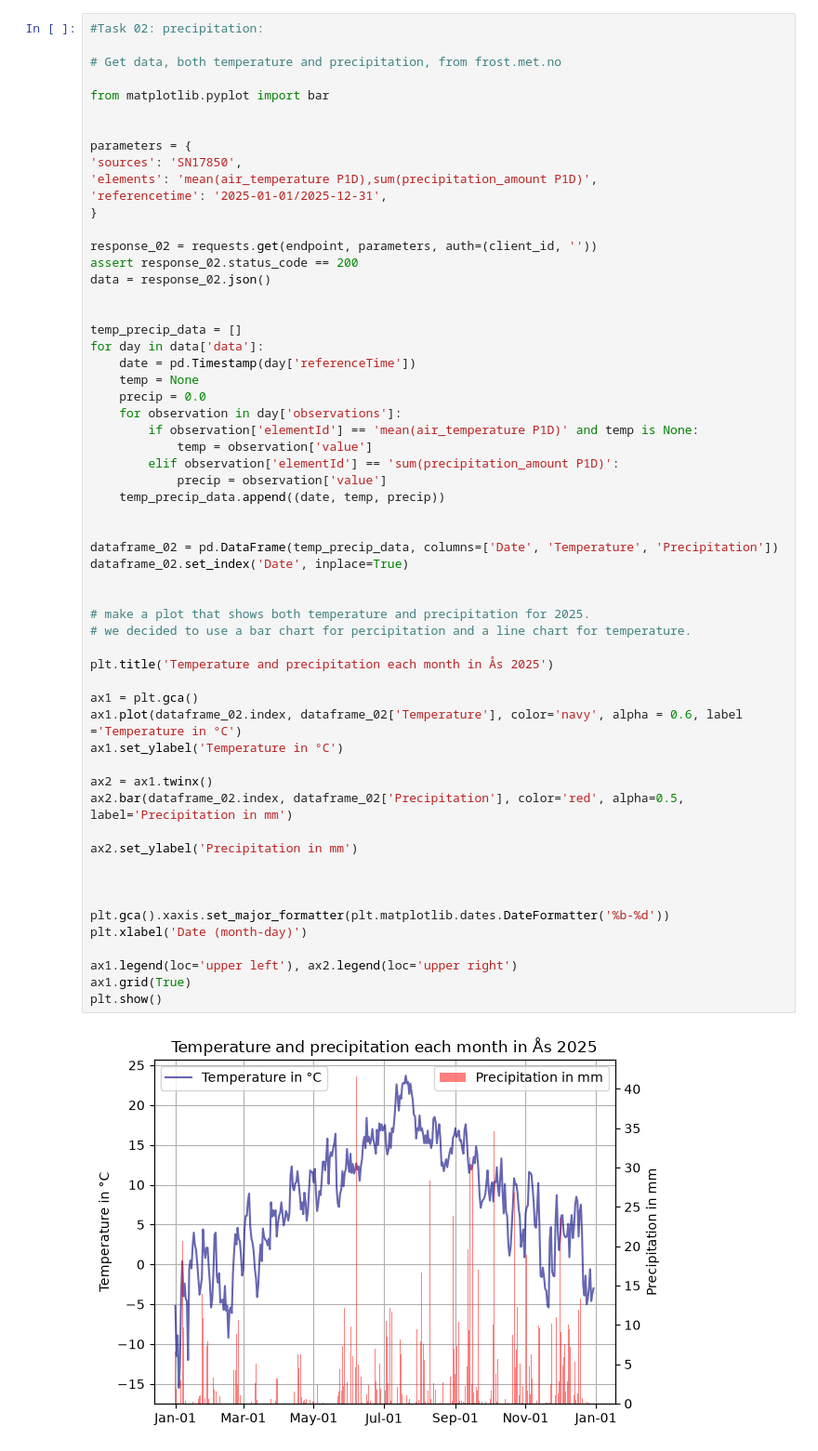
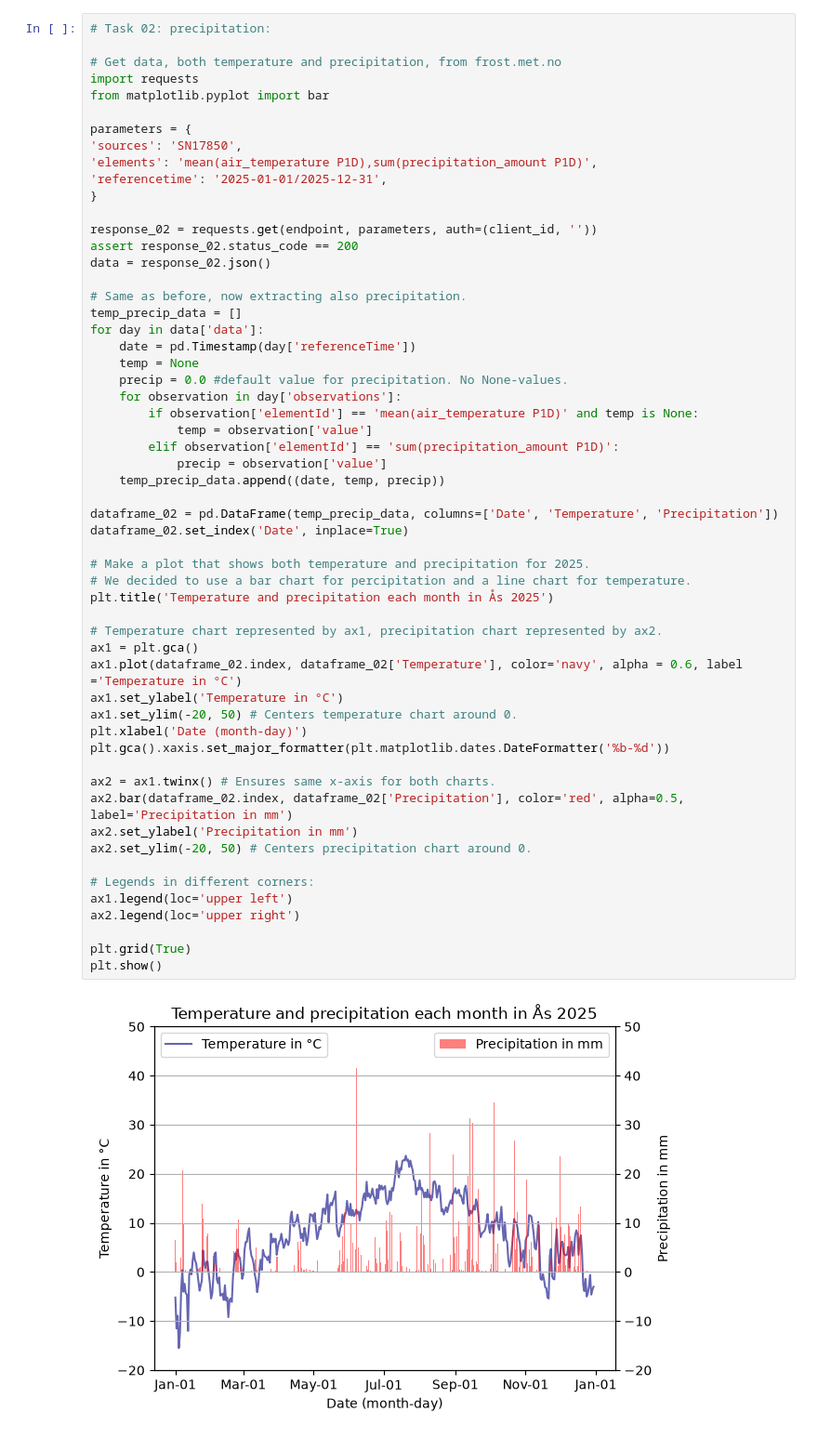
Before and after one commit to cynthia2701/Deliverable_1, a Jupyter notebook: main.ipynb, the cells around one changed output. Shown at 93% size. Cells and saved outputs as stored; diff of their text form.

```diff
--- a/main.ipynb
+++ b/main.ipynb
@@ -67,12 +76,11 @@ Minimum temperature: -15.50 °C
 Maximum temperature:  23.70 °C
 ------------------------------
 # %%
-#Task 02: precipitation:
+# Task 02: precipitation:
 
 # Get data, both temperature and precipitation, from frost.met.no
-
+import requests
 from matplotlib.pyplot import bar
-
 
 parameters = {
 'sources': 'SN17850',
@@ -82,47 +90,46 @@ parameters = {
 
 response_02 = requests.get(endpoint, parameters, auth=(client_id, ''))
 assert response_02.status_code == 200
 data = response_02.json()
 
-
+# Same as before, now extracting also precipitation.
 temp_precip_data = []
 for day in data['data']:
     date = pd.Timestamp(day['referenceTime'])
     temp = None
-    precip = 0.0
+    precip = 0.0 #default value for precipitation. No None-values.
     for observation in day['observations']:
         if observation['elementId'] == 'mean(air_temperature P1D)' and temp is None:
             temp = observation['value']
         elif observation['elementId'] == 'sum(precipitation_amount P1D)':
             precip = observation['value']
     temp_precip_data.append((date, temp, precip))
 
-
 dataframe_02 = pd.DataFrame(temp_precip_data, columns=['Date', 'Temperature', 'Precipitation'])
 dataframe_02.set_index('Date', inplace=True)
 
-
-# make a plot that shows both temperature and precipitation for 2025.
-# we decided to use a bar chart for percipitation and a line chart for temperature.
-
+# Make a plot that shows both temperature and precipitation for 2025.
+# We decided to use a bar chart for percipitation and a line chart for temperature.
 plt.title('Temperature and precipitation each month in Ås 2025')
 
+# Temperature chart represented by ax1, precipitation chart represented by ax2.
 ax1 = plt.gca()
 ax1.plot(dataframe_02.index, dataframe_02['Temperature'], color='navy', alpha = 0.6, label ='Temperature in °C')
 ax1.set_ylabel('Temperature in °C')
+ax1.set_ylim(-20, 50) # Centers temperature chart around 0.
+plt.xlabel('Date (month-day)')
+plt.gca().xaxis.set_major_formatter(plt.matplotlib.dates.DateFormatter('%b-%d'))
 
-ax2 = ax1.twinx()
+ax2 = ax1.twinx() # Ensures same x-axis for both charts.
 ax2.bar(dataframe_02.index, dataframe_02['Precipitation'], color='red', alpha=0.5, label='Precipitation in mm')
+ax2.set_ylabel('Precipitation in mm')
+ax2.set_ylim(-20, 50) # Centers precipitation chart around 0.
 
-ax2.set_ylabel('Precipitation in mm')
+# Legends in different corners:
+ax1.legend(loc='upper left')
+ax2.legend(loc='upper right')
 
-
-
-plt.gca().xaxis.set_major_formatter(plt.matplotlib.dates.DateFormatter('%b-%d'))
-plt.xlabel('Date (month-day)')
-
-ax1.legend(loc='upper left'), ax2.legend(loc='upper right')
-ax1.grid(True)
+plt.grid(True)
 plt.show()
 # %% [output]
-[figure, old version]
+[figure, new version]
```
Also changed, not shown: parts of 3 cells of this notebook, 1 other file.
